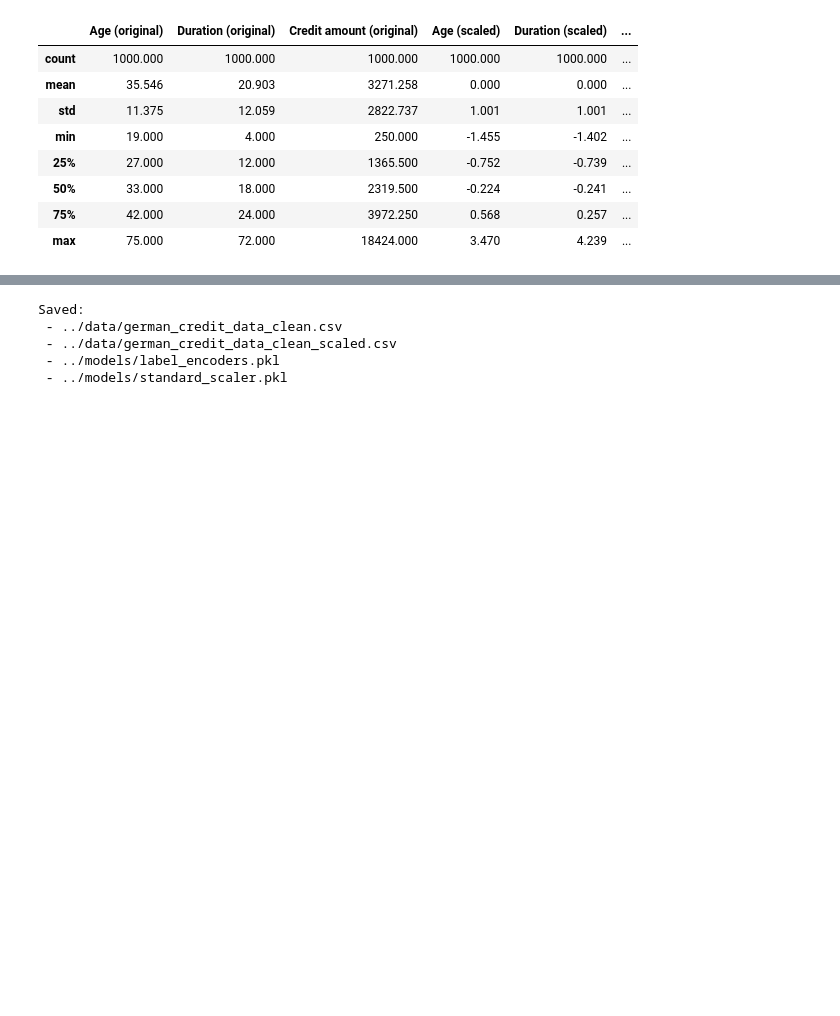
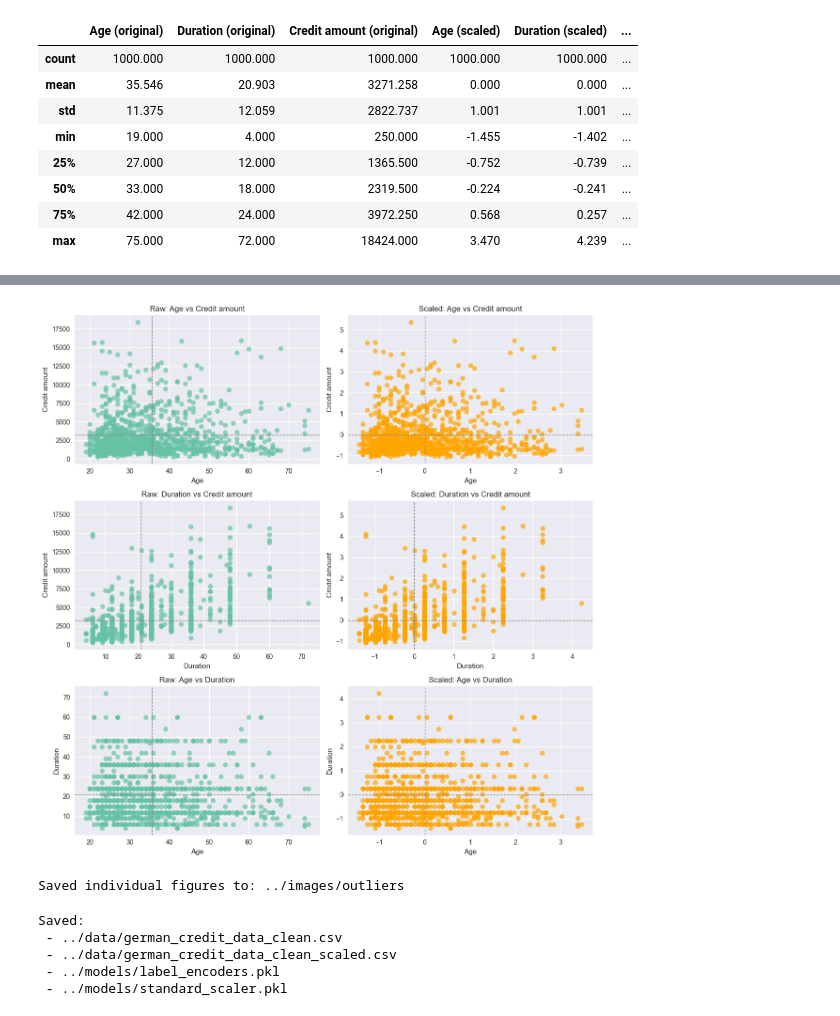
Before and after one commit to EmreKaratas1/CreditWise, a Jupyter notebook: notebooks/02_Preprocessing_Modeling.ipynb, the cells around one changed output, grey strips where cells are left out. Cells and saved outputs as stored; diff of their text form; code cells hidden in the pictures; blank space fills up the shorter version.

```diff
--- a/notebooks/02_Preprocessing_Modeling.ipynb
+++ b/notebooks/02_Preprocessing_Modeling.ipynb
@@ -178,3 +187,69 @@ Here’s why:
+# %%
+# ============================================
+# Scatter plots with mean lines (raw vs scaled)
+# ============================================
+
+pairs = [
+    ("Age", "Credit amount"),
+    ("Duration", "Credit amount"),
+    ("Age", "Duration"),
+]
+
+# Save directory
+out_dir = "../images/outliers"
+os.makedirs(out_dir, exist_ok=True)
+
+def _safe(name: str) -> str:
+    return name.lower().replace(" ", "_")
+
+# Visualize in grid (6 plots) + mean lines
+fig, axes = plt.subplots(len(pairs), 2, figsize=(12, 12))
+for i, (x_col, y_col) in enumerate(pairs):
+    # ----- RAW -----
+    ax = axes[i, 0]
+    ax.scatter(df[x_col], df[y_col], alpha=0.7)
+    ax.set_title(f"Raw: {x_col} vs {y_col}")
+    ax.set_xlabel(x_col); ax.set_ylabel(y_col)
+    ax.axvline(df[x_col].mean(), ls="--", lw=1, color="grey")
+    ax.axhline(df[y_col].mean(), ls="--", lw=1, color="grey")
+
+    # ----- SCALED -----
+    ax = axes[i, 1]
+    ax.scatter(df_scaled[x_col], df_scaled[y_col], alpha=0.7, color="orange")
+    ax.set_title(f"Scaled: {x_col} vs {y_col}")
+    ax.set_xlabel(x_col); ax.set_ylabel(y_col)
+    ax.axvline(df_scaled[x_col].mean(), ls="--", lw=1, color="grey")
+    ax.axhline(df_scaled[y_col].mean(), ls="--", lw=1, color="grey")
+
+plt.tight_layout()
+plt.show()
+
+# Save each plot as a separate file
+for (x_col, y_col) in pairs:
+    # RAW
+    plt.figure(figsize=(6, 4))
+    plt.scatter(df[x_col], df[y_col], alpha=0.7)
+    plt.title(f"Raw: {x_col} vs {y_col}")
+    plt.xlabel(x_col); plt.ylabel(y_col)
+    plt.axvline(df[x_col].mean(), ls="--", lw=1, color="grey")
+    plt.axhline(df[y_col].mean(), ls="--", lw=1, color="grey")
+    raw_path = os.path.join(out_dir, f"raw_{_safe(x_col)}_vs_{_safe(y_col)}.png")
+    plt.tight_layout(); plt.savefig(raw_path, dpi=150); plt.close()
+
+    # SCALED
+    plt.figure(figsize=(6, 4))
+    plt.scatter(df_scaled[x_col], df_scaled[y_col], alpha=0.7, color="orange")
+    plt.title(f"Scaled: {x_col} vs {y_col}")
+    plt.xlabel(x_col); plt.ylabel(y_col)
+    plt.axvline(df_scaled[x_col].mean(), ls="--", lw=1, color="grey")
+    plt.axhline(df_scaled[y_col].mean(), ls="--", lw=1, color="grey")
+    sc_path = os.path.join(out_dir, f"scaled_{_safe(x_col)}_vs_{_safe(y_col)}.png")
+    plt.tight_layout(); plt.savefig(sc_path, dpi=150); plt.close()
+
+print(f"Saved individual figures to: {out_dir}")
+# %% [output]
+[figure, added]
+Saved individual figures to: ../images/outliers
 # %%
 # ============================================
 # 6) Save preprocessed artifacts
```
Also changed, not shown: parts of 3 cells of this notebook, 16 other files.
